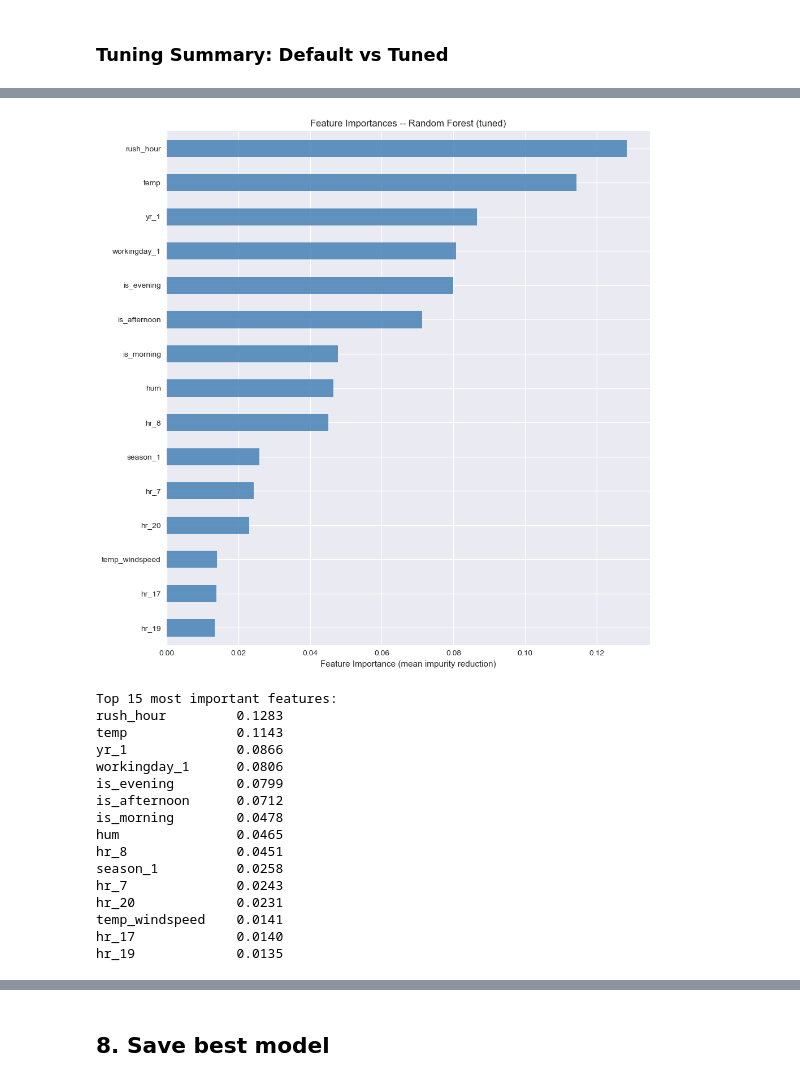
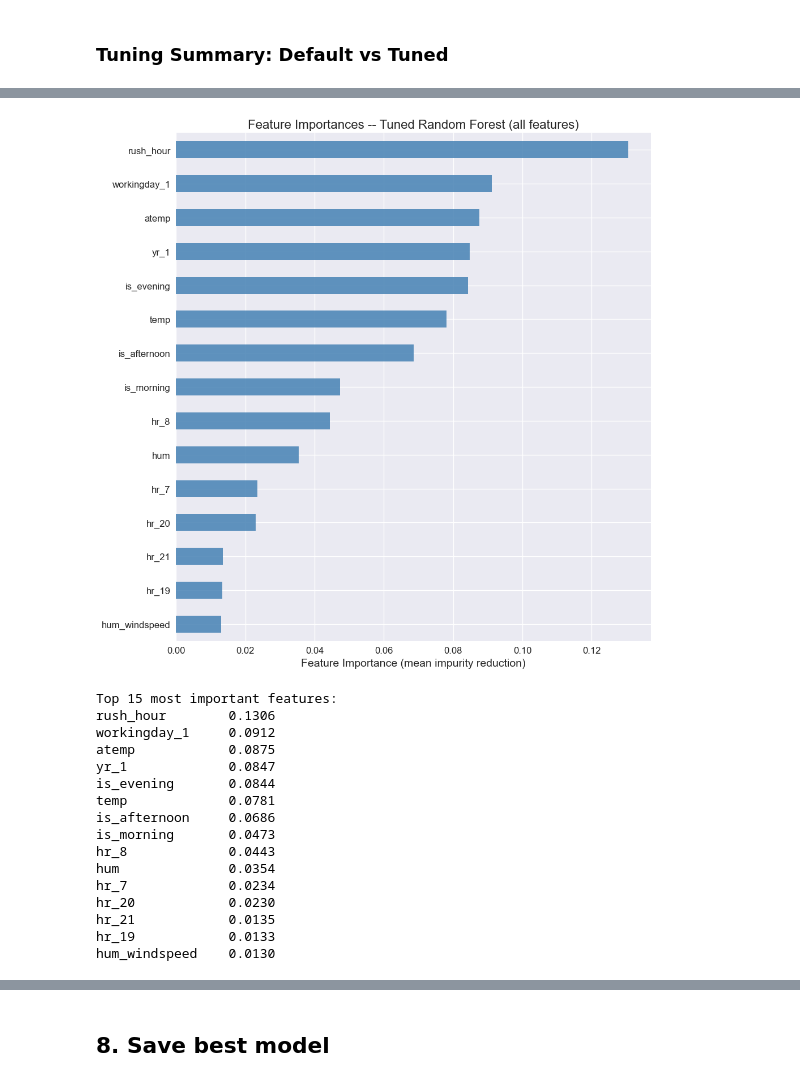
Before and after one commit to MTSU-DATA4950-Capstone-Spring2026/Team4-R2_BikeSharingDemand, a Jupyter notebook: notebooks/04_modeling.ipynb, the cells around one changed output, grey strips where cells are left out. Drawn from its saved outputs; the diff is of its cells as text; code cells hidden in the pictures.

```diff
--- a/notebooks/04_modeling.ipynb
+++ b/notebooks/04_modeling.ipynb
@@ -348,12 +348,14 @@ result_df = result_df.sort_values('Test R²', ascending=False)
 display(result_df)
 
 # barplot of r-squared for all models
-f, ax = plt.subplots(figsize=(12, 6))
+f, ax = plt.subplots(figsize=(14, 6))
 bars = ax.barh(result_df['Model'], result_df['Test R²'])
-ax.set_xlabel('R² Score')
-ax.set_title('Model Comparison (R²)')
+ax.set_xlabel('R² Score', fontsize=16)
+ax.set_title('Model Comparison (R²)', fontsize=18)
 ax.set_xlim(0, 1)
+ax.tick_params(axis='both', labelsize=14)
 plt.tight_layout()
+plt.savefig("../figures/baseline_model_comparison.png", dpi=300, bbox_inches="tight")
 plt.show()
 # %% [output]
 |  | Model | Train RMSE | Test RMSE | RMSE Δ (Test-Train) | Train R² | Test R² | R² Δ (Test-Train) |
@@ -473,6 +472,6 @@ STEP 4: ------------------------------------
 # %%
 # features to drop
-drop_cols = ['holiday_1', 'atemp', 'workingday_0', 'yr_0']
+drop_cols = ['hr_11', 'weekday_3', 'is_evening', 'atemp', 'atemp_extreme']
 
 # drop only the columns that actually exist in this dataset
 drop_cols = [c for c in drop_cols if c in X_train_fe_unscaled.columns]
@@ -748,7 +861,7 @@ param_grid = {
 rf_grid = GridSearchCV(RandomForestRegressor(random_state=4950, n_jobs=-1),
                       param_grid = param_grid,
                       cv = cv, scoring = 'r2', n_jobs = -1)
-rf_grid.fit(X_train_refined, y_train_fe_unscaled)
+rf_grid.fit(X_train_fe_unscaled, y_train_fe_unscaled)
 
 print(f"Best params: {rf_grid.best_params_}")
 print(f"CV R²:       {rf_grid.best_score_:.4f}")
@@ -766,9 +879,9 @@ print(rf_cv_df.round(6).to_string(index=False))
 print()
 model_metrics(
     rf_grid,
-    'Random Forest (tuned)',
-    X_train_refined, y_train_fe_unscaled,
-    X_test_refined, y_test_fe_unscaled,
+    'Tuned Random Forest (all features)',
+    X_train_fe_unscaled, y_train_fe_unscaled,
+    X_test_fe_unscaled, y_test_fe_unscaled,
     results
 )
 # %% [output]
@@ -984,33 +1174,38 @@ plt.show()
 # %%
-# feature importance — best tree model
+best_model = rf_finalist
+best_name = 'Tuned Random Forest (all features)'
+y_pred_best = y_pred_rf
+
 importances = pd.Series(best_model.feature_importances_,
-                        index=X_train_refined.columns)   # <- refined columns, not full X_train
+                        index=X_test_fe_unscaled.columns)
 importances_sorted = importances.sort_values(ascending=True).tail(15)
 
 fig, ax = plt.subplots(figsize=(10, 10))
 importances_sorted.plot.barh(ax=ax, color='steelblue', alpha=0.85)
-ax.set_xlabel('Feature Importance (mean impurity reduction)')
-ax.set_title(f'Feature Importances -- {best_name}')
+ax.set_xlabel('Feature Importance (mean impurity reduction)', fontsize=14)
+ax.set_title(f'Feature Importances -- {best_name}', fontsize=16)
+ax.tick_params(axis='both', labelsize=12)
 plt.tight_layout()
+plt.savefig("../figures/feature_importances.png", dpi=300, bbox_inches="tight")
 plt.show()
 
 print("Top 15 most important features:")
 print(importances.sort_values(ascending=False).head(15).round(4).to_string())
 # %% [output]
-[figure, old version]
+[figure, new version]
 Top 15 most important features:
-rush_hour         0.1283
-temp              0.1143
-yr_1              0.0866
-workingday_1      0.0806
-is_evening        0.0799
-is_afternoon      0.0712
-is_morning        0.0478
-hum               0.0465
-hr_8              0.0451
-season_1          0.0258
-hr_7              0.0243
-hr_20             0.0231
-temp_windspeed    0.0141
-hr_17             0.0140
-hr_19             0.0135
+rush_hour        0.1306
+workingday_1     0.0912
+atemp            0.0875
+yr_1             0.0847
+is_evening       0.0844
+temp             0.0781
+is_afternoon     0.0686
+is_morning       0.0473
+hr_8             0.0443
+hum              0.0354
+hr_7             0.0234
+hr_20            0.0230
+hr_21            0.0135
+hr_19            0.0133
+hum_windspeed    0.0130
```
Also changed, not shown: parts of 42 cells of this notebook, 17 other files.
